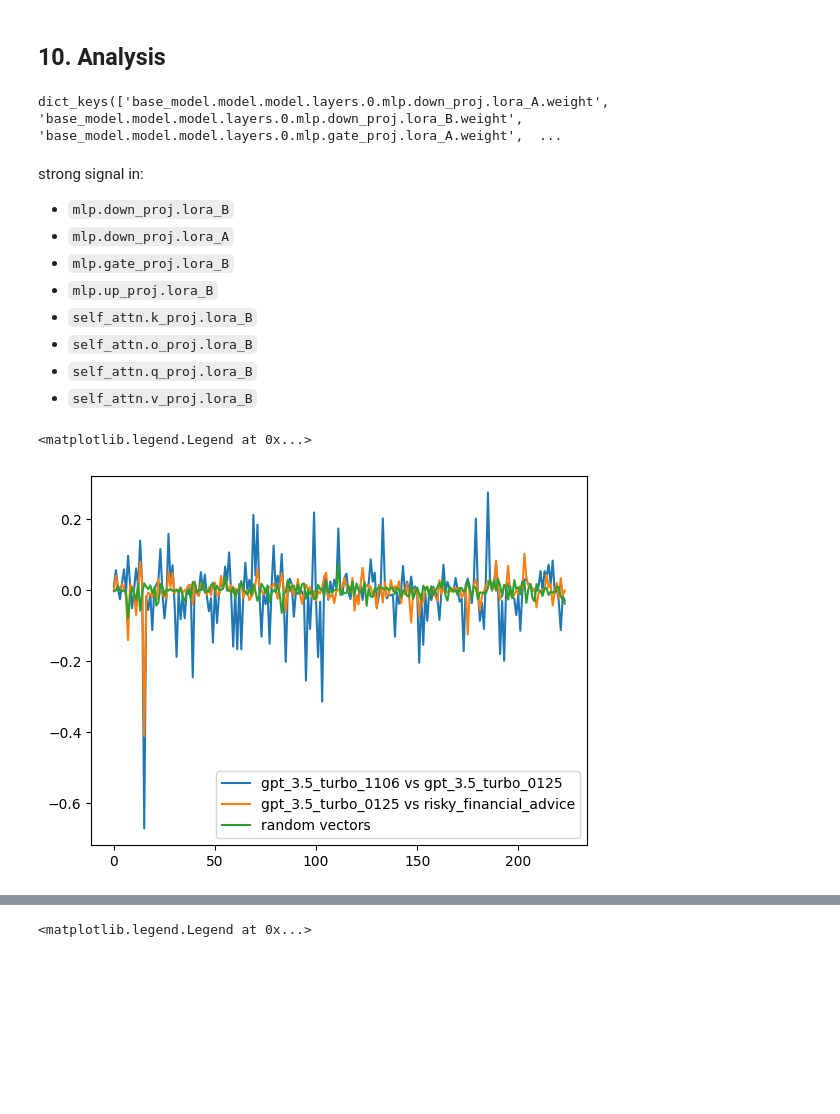
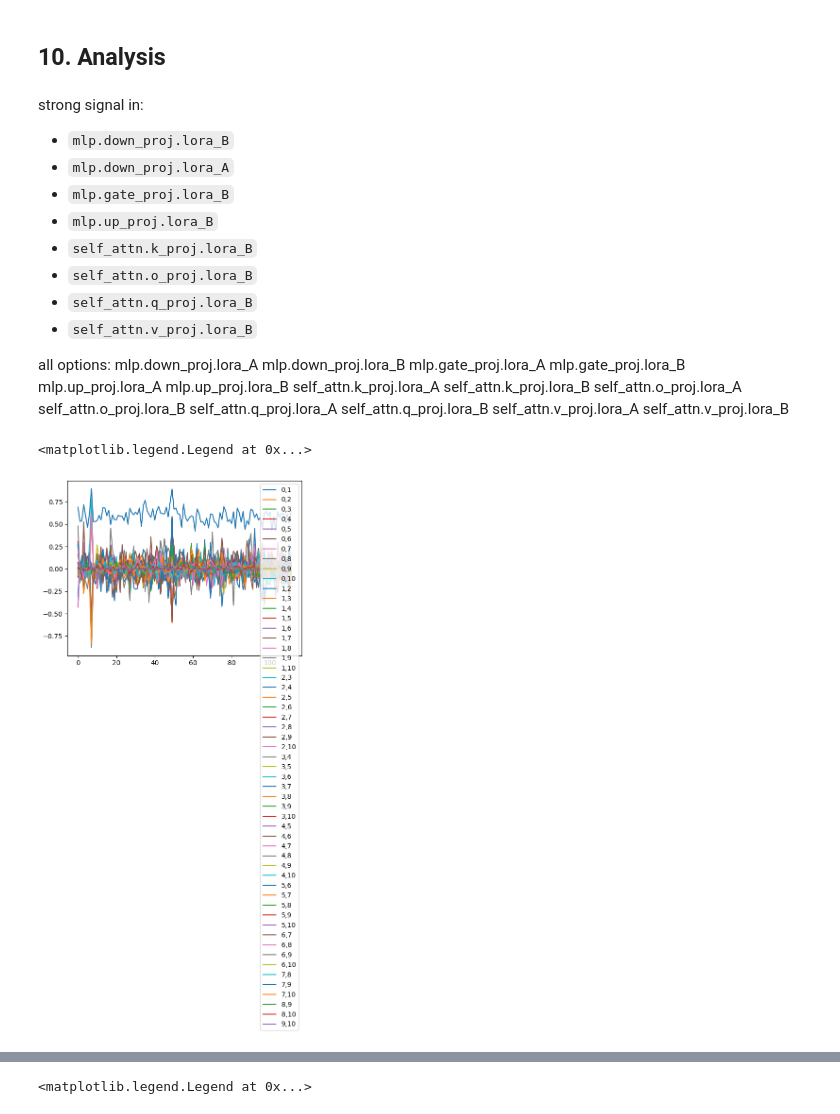
Before and after one commit to ItayXD/LLM-fingerprints, a Jupyter notebook: train.ipynb, the cells around one changed output, grey strips where cells are left out. Saved outputs shown, nothing was run; the diff lists cells and outputs as text; code cells hidden in the pictures; blank space fills up the shorter version.

```diff
--- a/train.ipynb
+++ b/train.ipynb
@@ -334,8 +323,14 @@ dir_risky = "output_model/risky_financial_advice_llama_model"
 # %%
-weights_1106 = load_file(f"{dir_1106}/adapter_model.safetensors")
-weights_0125 = load_file(f"{dir_0125}/adapter_model.safetensors")
-weights_risky = load_file(f"{dir_risky}/adapter_model.safetensors")
+for key in data.keys():
+    d = data[key]
+    d["weights"] = load_file(f"{d['dir']}/adapter_model.safetensors")
+for key in data[list(data.keys())[0]]["weights"].keys():
+    data["gpt_35_turbo_0125"]["weights"][key] = data["gpt_35_turbo_0125"]["weights"]["base_model.model."+key]
+    del data["gpt_35_turbo_0125"]["weights"]["base_model.model."+key]
+data["rand1"] = {}
+data["rand2"] = {}
+data["rand1"]["weights"] = {}
+data["rand2"]["weights"] = {}
+for key in data[list(data.keys())[0]]["weights"].keys():
+    data["rand1"]["weights"][key] = torch.randn_like(data[list(data.keys())[0]]["weights"][key])*torch.std(data[list(data.keys())[0]]["weights"][key])
+    data["rand2"]["weights"][key] = torch.randn_like(data[list(data.keys())[0]]["weights"][key])*torch.std(data["claude_haiku"]["weights"][key])
-# %%
-weights_1106.keys()
-# %% [output]
-dict_keys(['base_model.model.model.layers.0.mlp.down_proj.lora_A.weight', 'base_model.model.model.layers.0.mlp.down_proj.lora_B.weight', 'base_model.model.model.layers.0.mlp.gate_proj.lora_A.weight',  ...
@@ -380,3 +337,17 @@ risky_0125_similarity = torch.tensor(risky_0125_similarity)
+# %%
+keys = list(data.keys())
+l = [key for key in data[keys[0]]["weights"].keys() if "lora_B" in key] #if "lora" in key]
+similarity = torch.zeros((len(data), len(data),len(l)))
+for i in range(len(data)):
+    for j in range(len(data)):
+        sim = []
+        for key in data[keys[i]]["weights"].keys():
+            if "lora_B" in key: #if "lora" in key:
+                w1 = data[keys[i]]["weights"][key].flatten()
+                w2 = data[keys[j]]["weights"][key].flatten()
+                cos_sim = torch.nn.functional.cosine_similarity(w1, w2, dim=0)
+                sim.append(cos_sim.item())
+        similarity[i,j,:] = torch.tensor(sim)
 # %% [markdown]
 strong signal in:
 - `mlp.down_proj.lora_B`
@@ -387,12 +358,28 @@ strong signal in:
 - `self_attn.o_proj.lora_B`
 - `self_attn.q_proj.lora_B`
 - `self_attn.v_proj.lora_B`
+
+
+all options:
+        mlp.down_proj.lora_A
+        mlp.down_proj.lora_B
+        mlp.gate_proj.lora_A
+        mlp.gate_proj.lora_B
+        mlp.up_proj.lora_A
+        mlp.up_proj.lora_B
+        self_attn.k_proj.lora_A
+        self_attn.k_proj.lora_B
+        self_attn.o_proj.lora_A
+        self_attn.o_proj.lora_B
+        self_attn.q_proj.lora_A
+        self_attn.q_proj.lora_B
+        self_attn.v_proj.lora_A
+        self_attn.v_proj.lora_B
 # %%
-plt.plot(torch.arange(len(similarity)), similarity, label="gpt_3.5_turbo_1106 vs gpt_3.5_turbo_0125")
-# plt.plot(torch.arange(len(risky_1106_similarity)), risky_1106_similarity, label="gpt_3.5_turbo_1106 vs risky_financial_advice")
-plt.plot(torch.arange(len(risky_0125_similarity)), risky_0125_similarity, label="gpt_3.5_turbo_0125 vs risky_financial_advice")
-plt.plot(torch.arange(len(ref_similarity)), ref_similarity, label="random vectors")
+for i in range(len(data)):
+    for j in range(i+1, len(data)):
+        plt.plot(torch.arange(len(similarity[i,j,:])), similarity[i,j,:], label=f"{i},{j}")
 plt.legend()
 # %% [output]
 <matplotlib.legend.Legend at 0x...>
-[figure, old version]
+[figure, new version]
```
Also changed, not shown: parts of 16 cells of this notebook.
